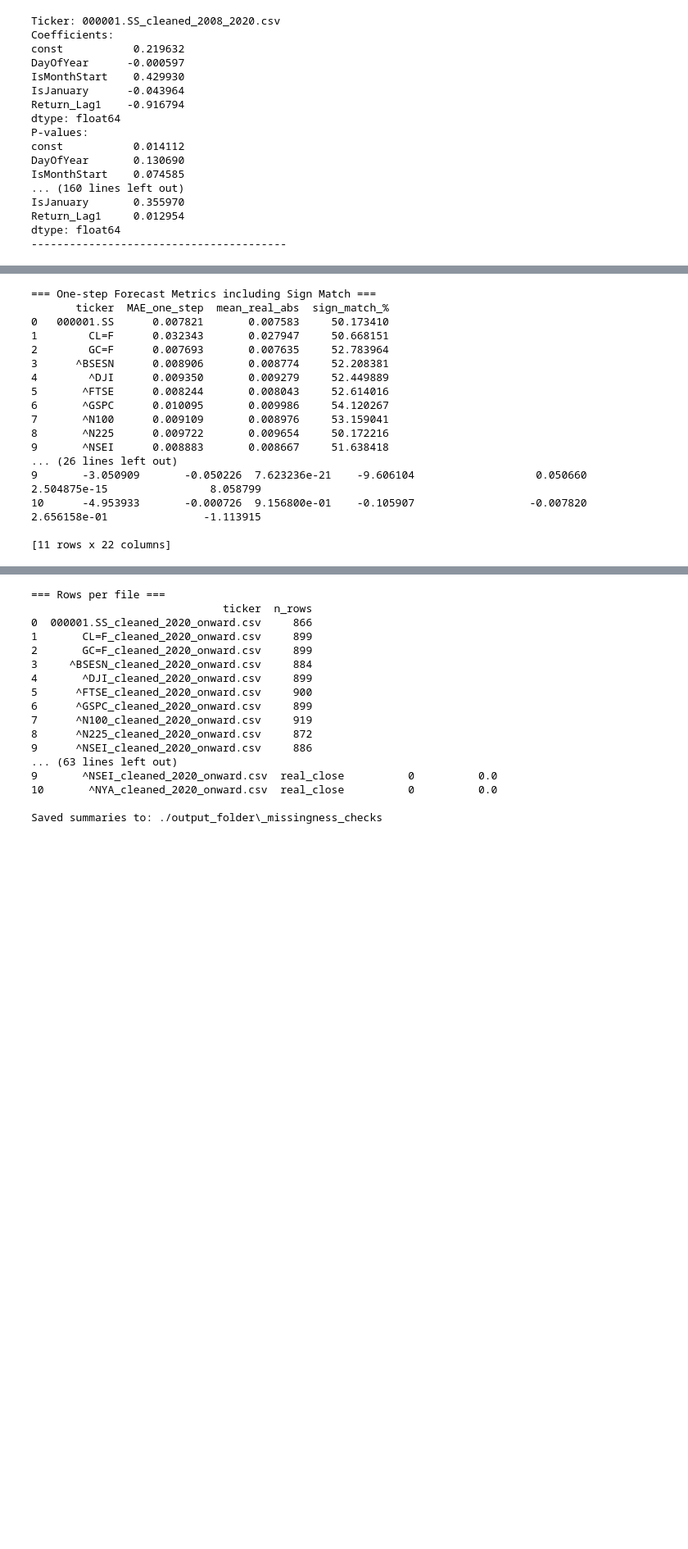
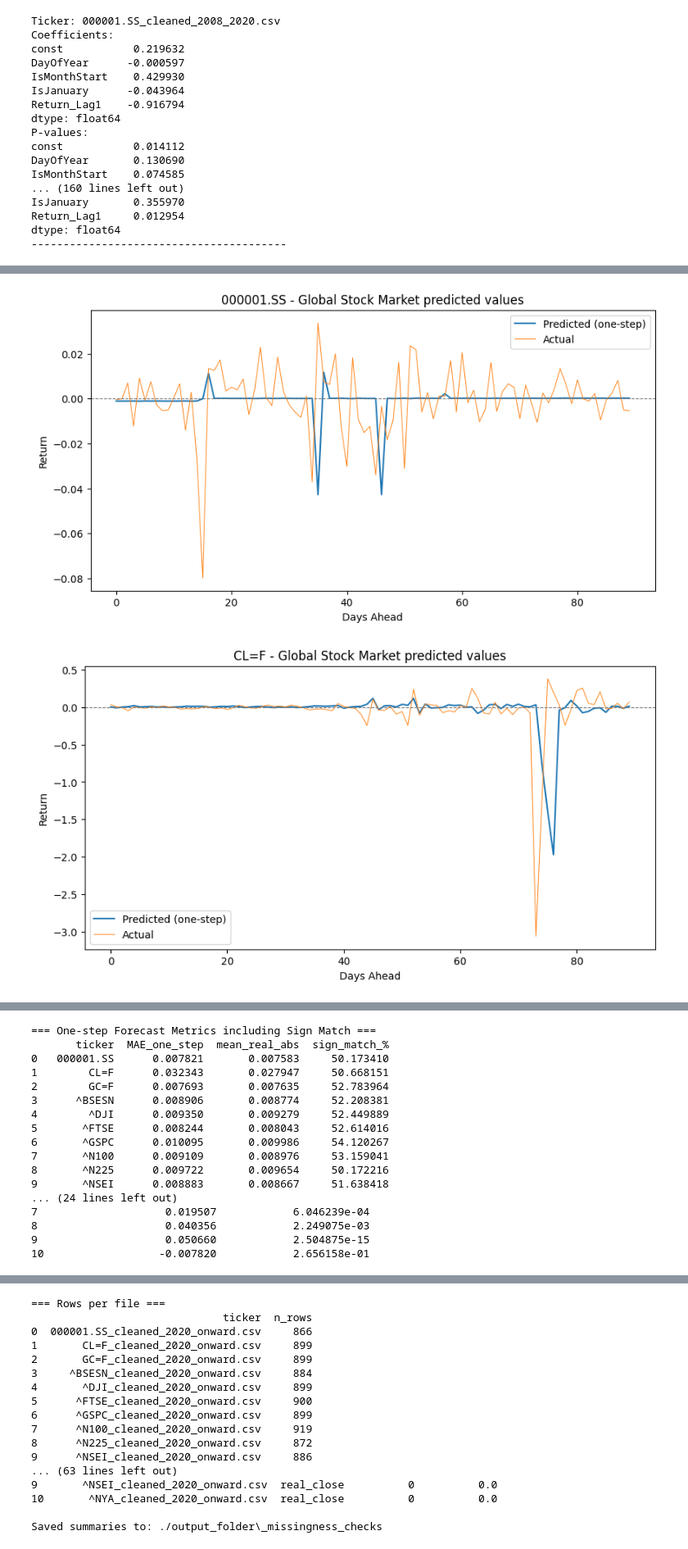
Before and after one commit to DomOrlov/csc1171, a Jupyter notebook: notebooks/Sergei/S_predicting(and Dominik Preprocessing)1.ipynb, the cells around one changed output, grey strips where cells are left out. Shown at 82% size. Drawn from its saved outputs; the diff is of its cells as text; code cells hidden in the pictures; blank space fills up the shorter version.

```diff
--- a/notebooks/Sergei/S_predicting(and Dominik Preprocessing)1.ipynb
+++ b/notebooks/Sergei/S_predicting(and Dominik Preprocessing)1.ipynb
@@ -762,7 +763,7 @@ file_path = os.path.join(script_dir, "output_folder")
 files = glob.glob(os.path.join(file_path, "*_cleaned_2020_onward.csv"))
 
 forecast_days = 90  # number of days to forecast
-graph = 0           # показывать графики
+graph = 1           # показывать графики
 
 # --- Результаты ---
 results_one_step = []
@@ -811,37 +812,36 @@ for f in files:
     # --- Constant ---
     "coef_const": model.params.get("const", np.nan),
     "p_const": model.pvalues.get("const", np.nan),
-    "t_const": model.tvalues.get("const", np.nan),
+
 
     # --- DayOfYear ---
     "coef_DayOfYear": model.params.get("DayOfYear", np.nan),
     "p_DayOfYear": model.pvalues.get("DayOfYear", np.nan),
-    "t_DayOfYear": model.tvalues.get("DayOfYear", np.nan),
+
 
     # --- IsMonthStart ---
     "coef_IsMonthStart": model.params.get("IsMonthStart", np.nan),
     "p_IsMonthStart": model.pvalues.get("IsMonthStart", np.nan),
-    "t_IsMonthStart": model.tvalues.get("IsMonthStart", np.nan),
+
 
     # --- IsJanuary ---
     "coef_IsJanuary": model.params.get("IsJanuary", np.nan),
     "p_IsJanuary": model.pvalues.get("IsJanuary", np.nan),
-    "t_IsJanuary": model.tvalues.get("IsJanuary", np.nan),
 
     # --- Return_Lag1 ---
     "coef_Return_Lag1": model.params.get("Return_Lag1", np.nan),
     "p_Return_Lag1": model.pvalues.get("Return_Lag1", np.nan),
-    "t_Return_Lag1": model.tvalues.get("Return_Lag1", np.nan),
+
 
     # --- Simple anomaly ---
     "coef_IsAnomaly": model.params.get("IsAnomaly", np.nan),
     "p_IsAnomaly": model.pvalues.get("IsAnomaly", np.nan),
-    "t_IsAnomaly": model.tvalues.get("IsAnomaly", np.nan),
+
 
     # --- Regression anomaly ---
     "coef_IsAnomaly_Regression": model.params.get("IsAnomaly_Regression", np.nan),
     "p_IsAnomaly_Regression": model.pvalues.get("IsAnomaly_Regression", np.nan),
-    "t_IsAnomaly_Regression": model.tvalues.get("IsAnomaly_Regression", np.nan),
+
     }
 
     all_coefs.append(coef_row)
@@ -891,30 +891,32 @@ for f in files:
 
 
     # --- Сохраняем результат ---
     results_one_step.append({
         "ticker": ticker,
         "MAE_one_step": np.mean(np.abs(pred_one_step - actual_one_step)),
         "mean_real_abs": np.mean(np.abs(actual_one_step)),
         "sign_match_%": sign_match_pct
     })
 
 # --- Таблица ---
 one_step_table = pd.DataFrame(results_one_step)
 print("=== One-step Forecast Metrics including Sign Match ===")
 print(one_step_table)
 # --- Recursive forecast на forecast_days ---
 last_index = df.index[-1]
 prev_return = df["Return"].iloc[-1]
 pred_recursive = []
 
 
 
 
 
 coef_table = pd.DataFrame(all_coefs)
 cols = ["ticker"] + [c for c in coef_table.columns if c != "ticker"]
 coef_table = coef_table[cols]
 
 print("\n=== Regression Coefficients for all tickers ===")
 print(coef_table)
 # %% [output]
+[figure, added]
+[figure, added]
@@ -930,9 +941,9 @@ print(coef_table)
 7       ^N100      0.009109       0.008976     53.159041
 8       ^N225      0.009722       0.009654     50.172216
 9       ^NSEI      0.008883       0.008667     51.638418
-... (26 lines left out)
-9       -3.050909       -0.050226  7.623236e-21    -9.606104                   0.050660            2.504875e-15                8.058799
-10      -4.953933       -0.000726  9.156800e-01    -0.105907                  -0.007820            2.656158e-01               -1.113915
-
-[11 rows x 22 columns]
+... (24 lines left out)
+7                    0.019507            6.046239e-04
+8                    0.040356            2.249075e-03
+9                    0.050660            2.504875e-15
+10                  -0.007820            2.656158e-01
 # %%
```
Also changed, not shown: parts of 5 cells of this notebook.
